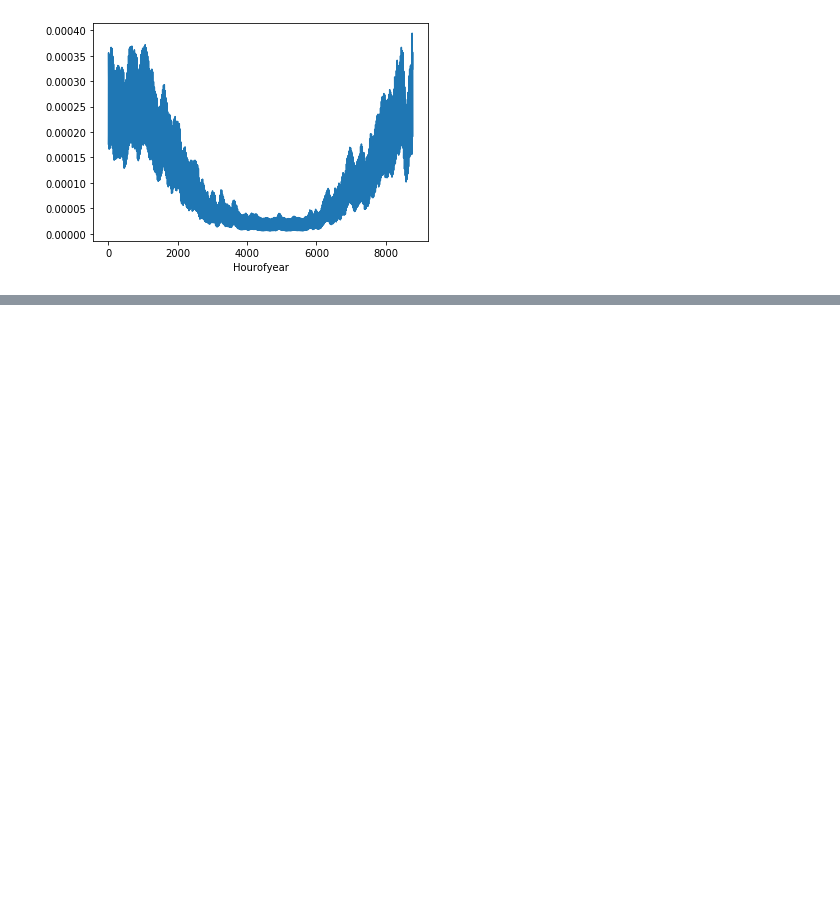
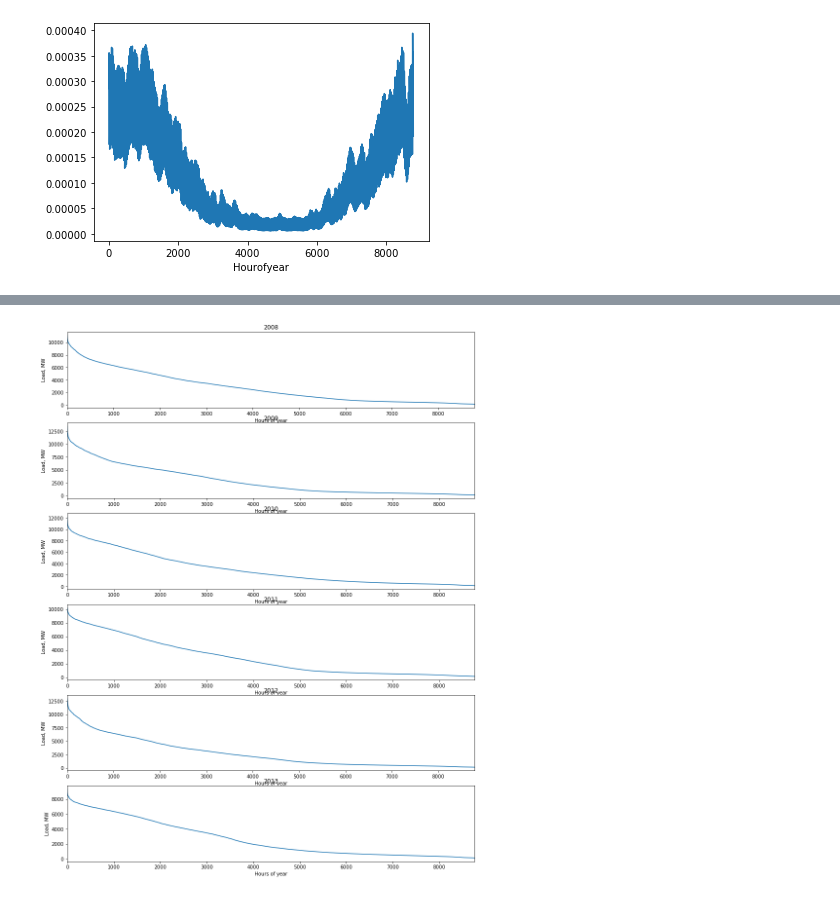
Before and after one commit to ehlimana/EMS, a Jupyter notebook: Untitled2.ipynb, the cells around one changed output, grey strips where cells are left out. Saved outputs shown, nothing was run; the diff lists cells and outputs as text; code cells hidden in the pictures; blank space fills up the shorter version.

```diff
--- a/Untitled2.ipynb
+++ b/Untitled2.ipynb
@@ -389,5 +396,6 @@ for month in np.arange(1,13):
     ax[month-1].set_title(month)
     ax[month-1].set_ylim(0,10000)
     ax[month-1].legend()
+    ax[month-1].margins(x=0)
 plt.show()
 # %% [output]
@@ -394,0 +403,2 @@ plt.show()
+# %%
+load=file.sort_values(by=(     'HR',  'heat_demand',         'total',          'MW'), ascending=False)
@@ -394,0 +420,15 @@ plt.show()
+# %%
+
+years=[2008,2009,2010,2011,2012,2013]
+fig, ax = plt.subplots(nrows=len(years), figsize=(15,20))
+for i,year in enumerate(years):
+    duration_curve=(file.loc[load["Year"]==year])
+    duration_curve=duration_curve.sort_values(by=(     'HR',  'heat_demand',         'total',          'MW'), ascending=False)
+    ax[i].plot(np.arange(len(duration_curve)),duration_curve[(     'HR',  'heat_demand',         'total',          'MW')], )
+    ax[i].set_title(year)
+    ax[i].set_xlabel("Hours of year")
+    ax[i].set_ylabel("Load, MW")
+    ax[i].margins(x=0)
+plt.show()
+# %% [output]
+[figure, added]
```
Also changed, not shown: parts of 12 cells of this notebook.
